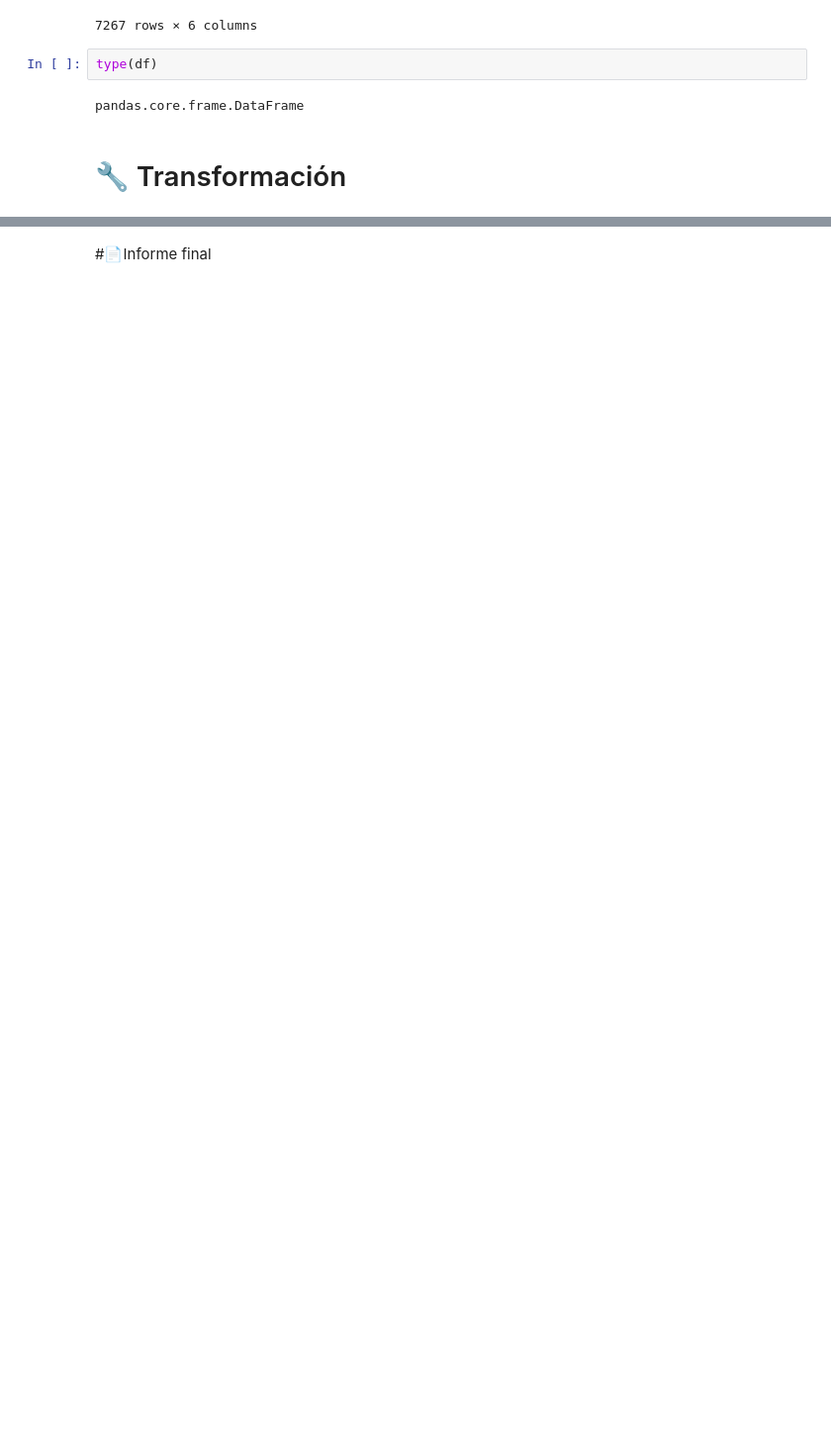
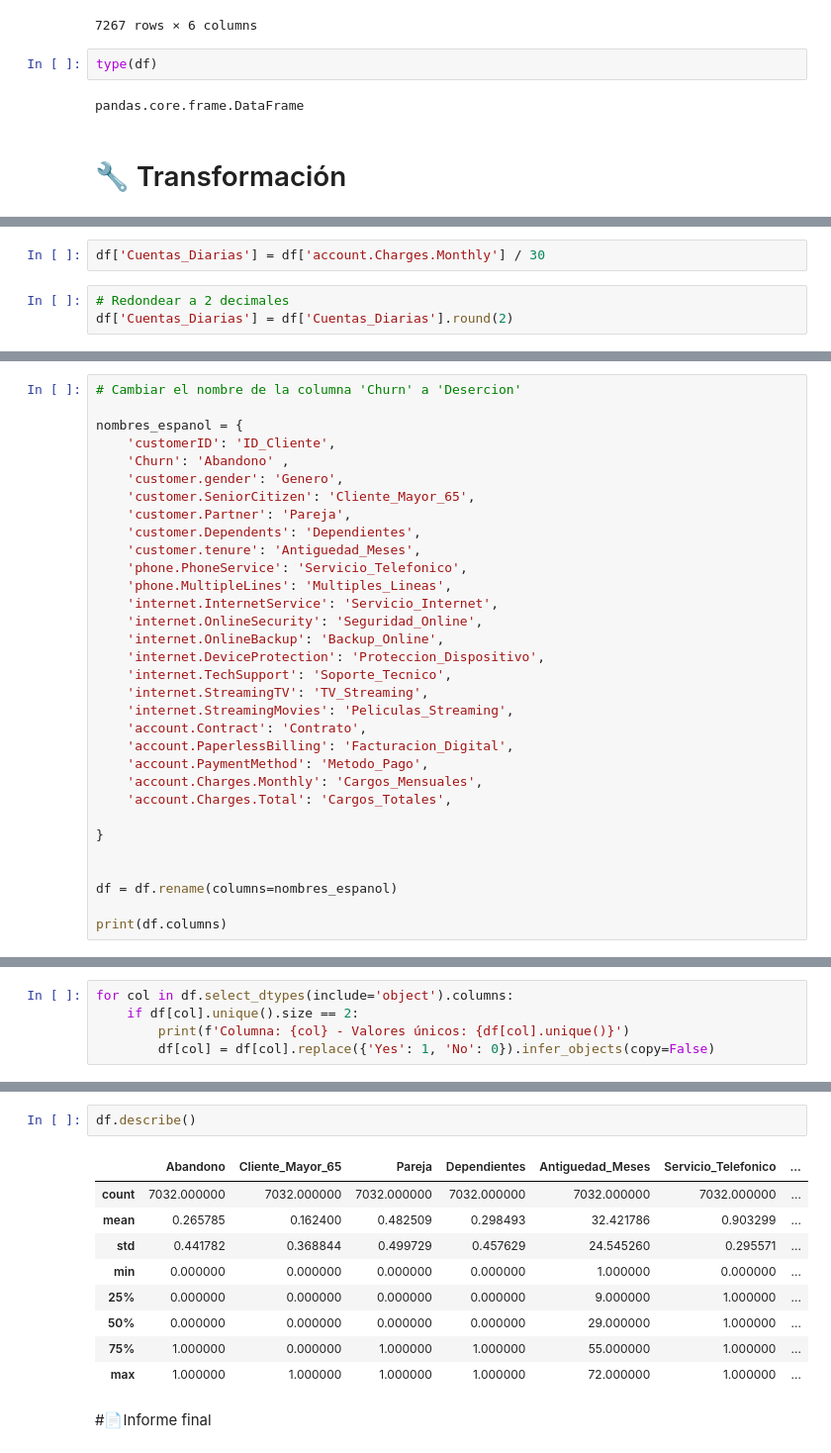
Before and after one commit to Ayelen95/Chagenge-Telecom-2026, a Jupyter notebook: TelecomX_LATAM.ipynb, the cells around one changed output, grey strips where cells are left out. Shown at 99% size. Cells and saved outputs as stored; diff of their text form; blank space fills up the shorter version.

```diff
--- a/TelecomX_LATAM.ipynb
+++ b/TelecomX_LATAM.ipynb
@@ -79,0 +424,5 @@ pandas.core.frame.DataFrame
+# %%
+df['Cuentas_Diarias'] = df['account.Charges.Monthly'] / 30
+# %%
+# Redondear a 2 decimales
+df['Cuentas_Diarias'] = df['Cuentas_Diarias'].round(2)
@@ -79,0 +452,32 @@ pandas.core.frame.DataFrame
+# %%
+# Cambiar el nombre de la columna 'Churn' a 'Desercion'
+
+nombres_espanol = {
+    'customerID': 'ID_Cliente',
+    'Churn': 'Abandono' ,
+    'customer.gender': 'Genero',
+    'customer.SeniorCitizen': 'Cliente_Mayor_65',
+    'customer.Partner': 'Pareja',
+    'customer.Dependents': 'Dependientes',
+    'customer.tenure': 'Antiguedad_Meses',
+    'phone.PhoneService': 'Servicio_Telefonico',
+    'phone.MultipleLines': 'Multiples_Lineas',
+    'internet.InternetService': 'Servicio_Internet',
+    'internet.OnlineSecurity': 'Seguridad_Online',
+    'internet.OnlineBackup': 'Backup_Online',
+    'internet.DeviceProtection': 'Proteccion_Dispositivo',
+    'internet.TechSupport': 'Soporte_Tecnico',
+    'internet.StreamingTV': 'TV_Streaming',
+    'internet.StreamingMovies': 'Peliculas_Streaming',
+    'account.Contract': 'Contrato',
+    'account.PaperlessBilling': 'Facturacion_Digital',
+    'account.PaymentMethod': 'Metodo_Pago',
+    'account.Charges.Monthly': 'Cargos_Mensuales',
+    'account.Charges.Total': 'Cargos_Totales',
+
+}
+
+
+df = df.rename(columns=nombres_espanol)
+
+print(df.columns)
@@ -79,0 +495,5 @@ pandas.core.frame.DataFrame
+# %%
+for col in df.select_dtypes(include='object').columns:
+    if df[col].unique().size == 2:
+        print(f'Columna: {col} - Valores únicos: {df[col].unique()}')
+        df[col] = df[col].replace({'Yes': 1, 'No': 0}).infer_objects(copy=False)
@@ -82,2 +526,14 @@ pandas.core.frame.DataFrame
+# %%
+df.describe()
+# %% [output]
+|  | Abandono | Cliente_Mayor_65 | Pareja | Dependientes | Antiguedad_Meses | Servicio_Telefonico | ... |
+| count | 7032.000000 | 7032.000000 | 7032.000000 | 7032.000000 | 7032.000000 | 7032.000000 | ... |
+| mean | 0.265785 | 0.162400 | 0.482509 | 0.298493 | 32.421786 | 0.903299 | ... |
+| std | 0.441782 | 0.368844 | 0.499729 | 0.457629 | 24.545260 | 0.295571 | ... |
+| min | 0.000000 | 0.000000 | 0.000000 | 0.000000 | 1.000000 | 0.000000 | ... |
+| 25% | 0.000000 | 0.000000 | 0.000000 | 0.000000 | 9.000000 | 1.000000 | ... |
+| 50% | 0.000000 | 0.000000 | 0.000000 | 0.000000 | 29.000000 | 1.000000 | ... |
+| 75% | 1.000000 | 0.000000 | 1.000000 | 1.000000 | 55.000000 | 1.000000 | ... |
+| max | 1.000000 | 1.000000 | 1.000000 | 1.000000 | 72.000000 | 1.000000 | ... |
 # %% [markdown]
 #📄Informe final
```
Also changed, not shown: parts of 55 cells of this notebook.
